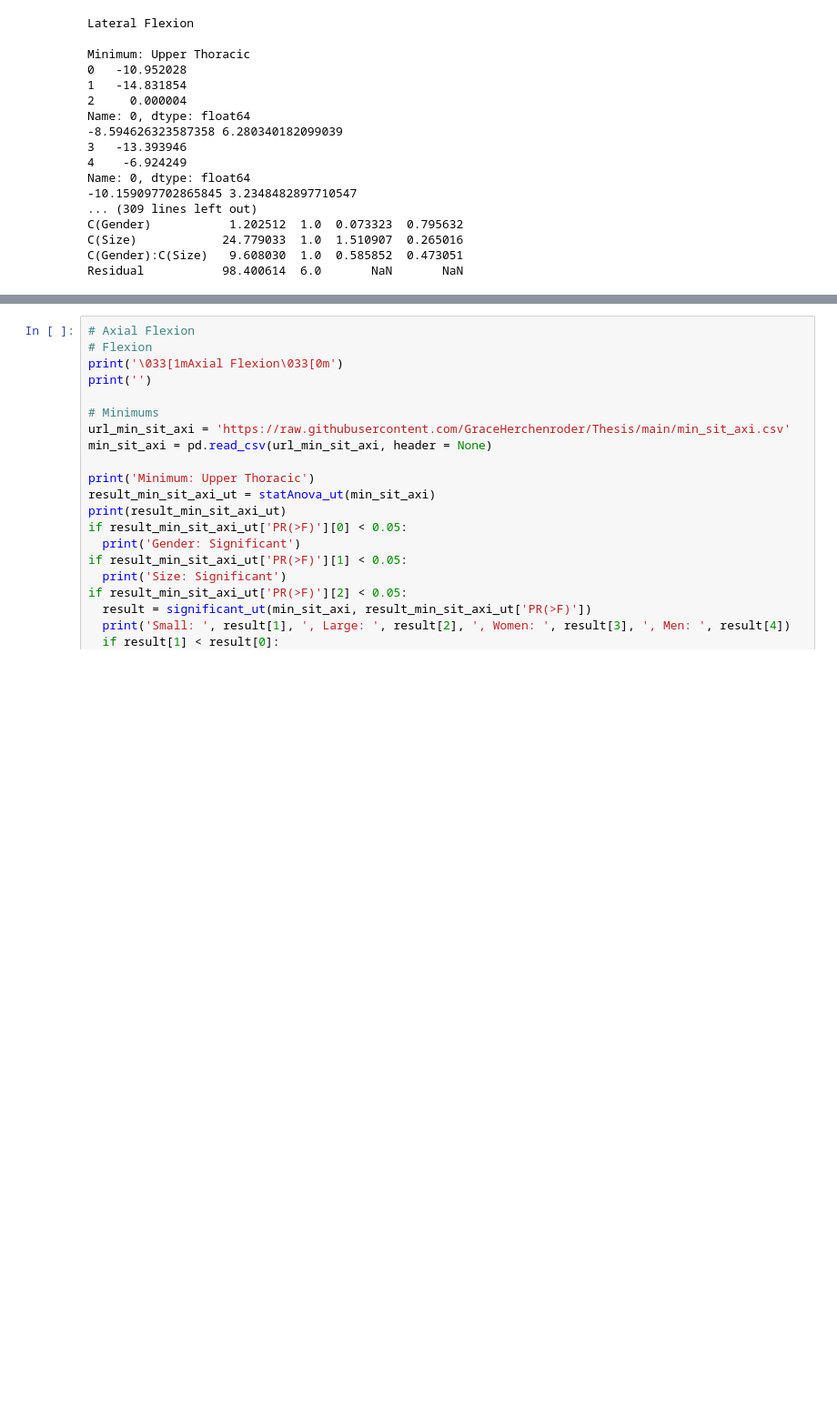
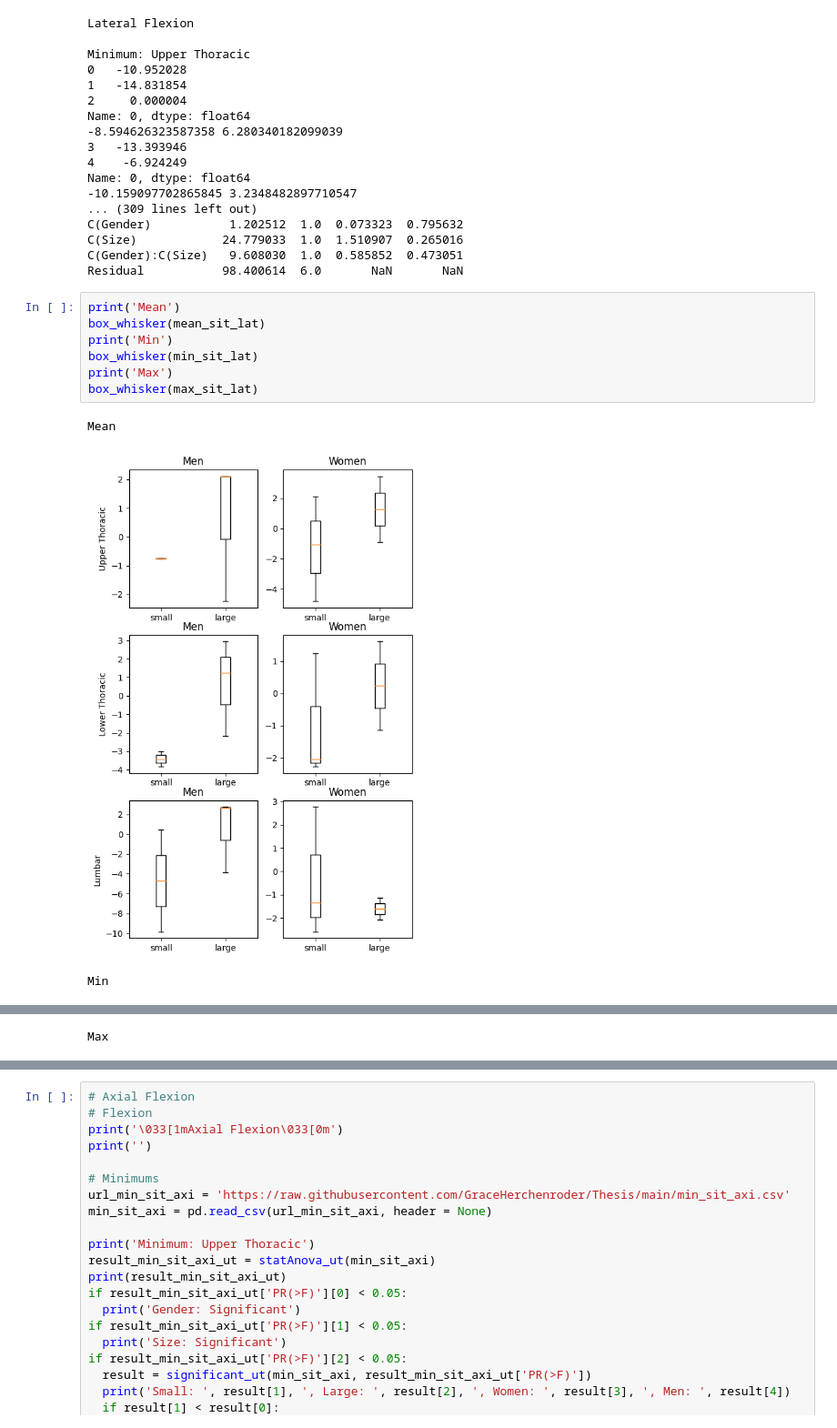
Before and after one commit to GraceHerchenroder/Thesis, a Jupyter notebook: Thesis_Statistics_Sitting_Newest.ipynb, the cells around one changed output, grey strips where cells are left out. Shown: that part at 91% size. Saved outputs shown, nothing was run; the diff lists cells and outputs as text; blank space fills up the shorter version.

```diff
--- a/Thesis_Statistics_Sitting_Newest.ipynb
+++ b/Thesis_Statistics_Sitting_Newest.ipynb
@@ -555,3 +601,14 @@ C(Gender)           1.202512  1.0  0.073323  0.795632
 C(Size)            24.779033  1.0  1.510907  0.265016
 C(Gender):C(Size)   9.608030  1.0  0.585852  0.473051
 Residual           98.400614  6.0       NaN       NaN
+# %%
+print('Mean')
+box_whisker(mean_sit_lat)
+print('Min')
+box_whisker(min_sit_lat)
+print('Max')
+box_whisker(max_sit_lat)
+# %% [output]
+Mean
+[figure, added]
+Min
@@ -557,0 +616 @@ Residual           98.400614  6.0       NaN       NaN
+Max
```
Also changed, not shown: parts of 4 cells of this notebook.
